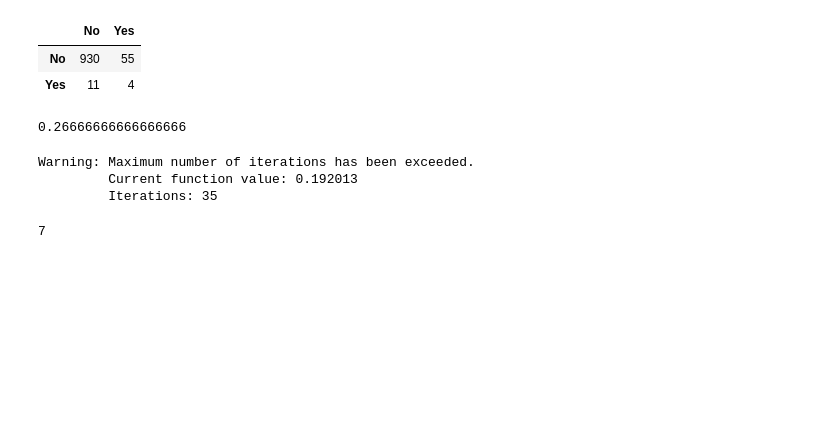
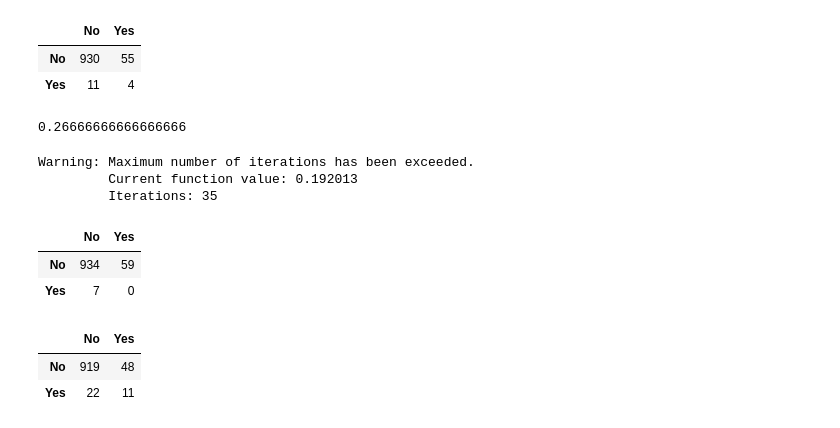
Before and after one commit to coxy1989/mlsabbatical, a Jupyter notebook: notebooks/statistical_learning/ch4_statistical_learning/lab.ipynb, the cells around one changed output. Drawn from its saved outputs; the diff is of its cells as text; code cells hidden in the pictures; blank space fills up the shorter version.

```diff
--- a/notebooks/statistical_learning/ch4_statistical_learning/lab.ipynb
+++ b/notebooks/statistical_learning/ch4_statistical_learning/lab.ipynb
@@ -399,10 +399,26 @@ pd.DataFrame(conf_mtrx, columns=['No', 'Yes'], index=['No', 'Yes'])
 # %%
 formula = 'Purchase ~ ' + ' + '.join(train.drop('Purchase', axis=1).columns)
 logit_model = smf.logit(formula= formula, data=train).fit()
 
-pred = (logit_model.predict(test) > 0.5)
+preds = (logit_model.predict(test) > 0.5)
+conf_mtrx = metrics.confusion_matrix(preds, test['Purchase'])
+pd.DataFrame(conf_mtrx, columns=['No', 'Yes'], index=['No', 'Yes'])
+
+# positive predictive value is zero!
 # %% [output]
 Warning: Maximum number of iterations has been exceeded.
          Current function value: 0.192013
          Iterations: 35
-7
+|  | No | Yes |
+| No | 934 | 59 |
+| Yes | 7 | 0 |
+# %%
+preds = (logit_model.predict(test) > 0.25)
+conf_mtrx = metrics.confusion_matrix(preds, test['Purchase'])
+pd.DataFrame(conf_mtrx, columns=['No', 'Yes'], index=['No', 'Yes'])
+
+# positive predictive value is (11 / 33) = 1/3
+# %% [output]
+|  | No | Yes |
+| No | 919 | 48 |
+| Yes | 22 | 11 |
```
